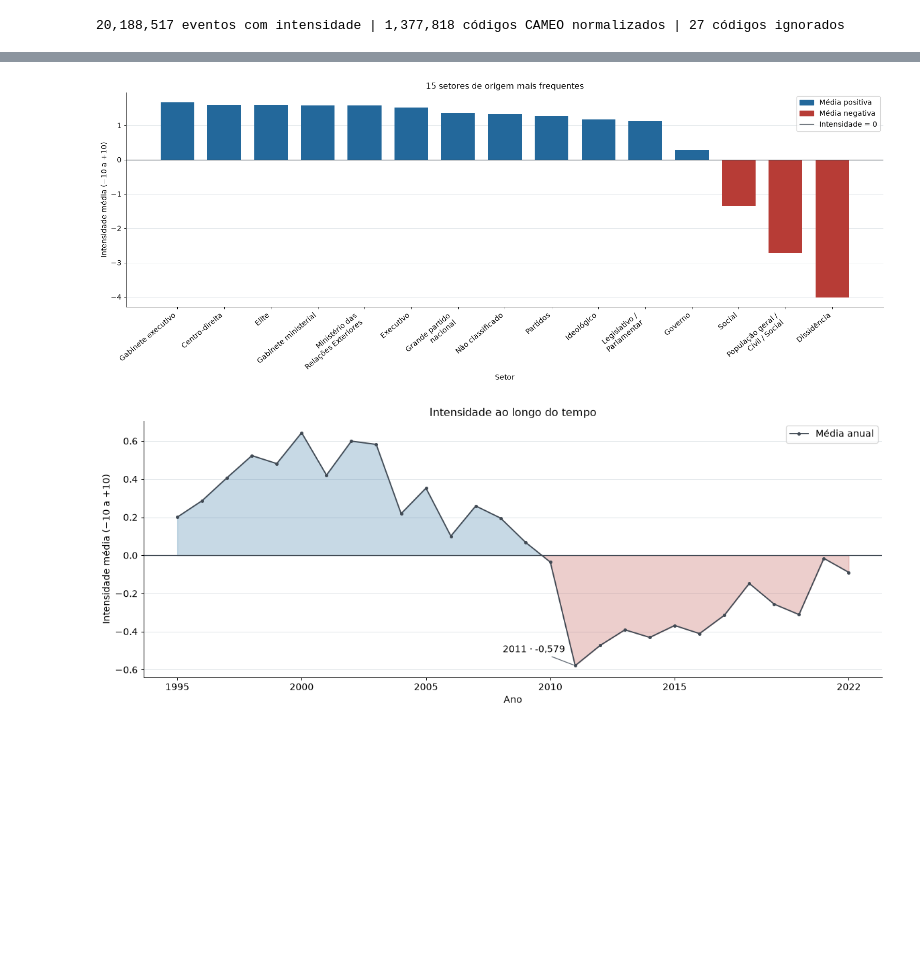
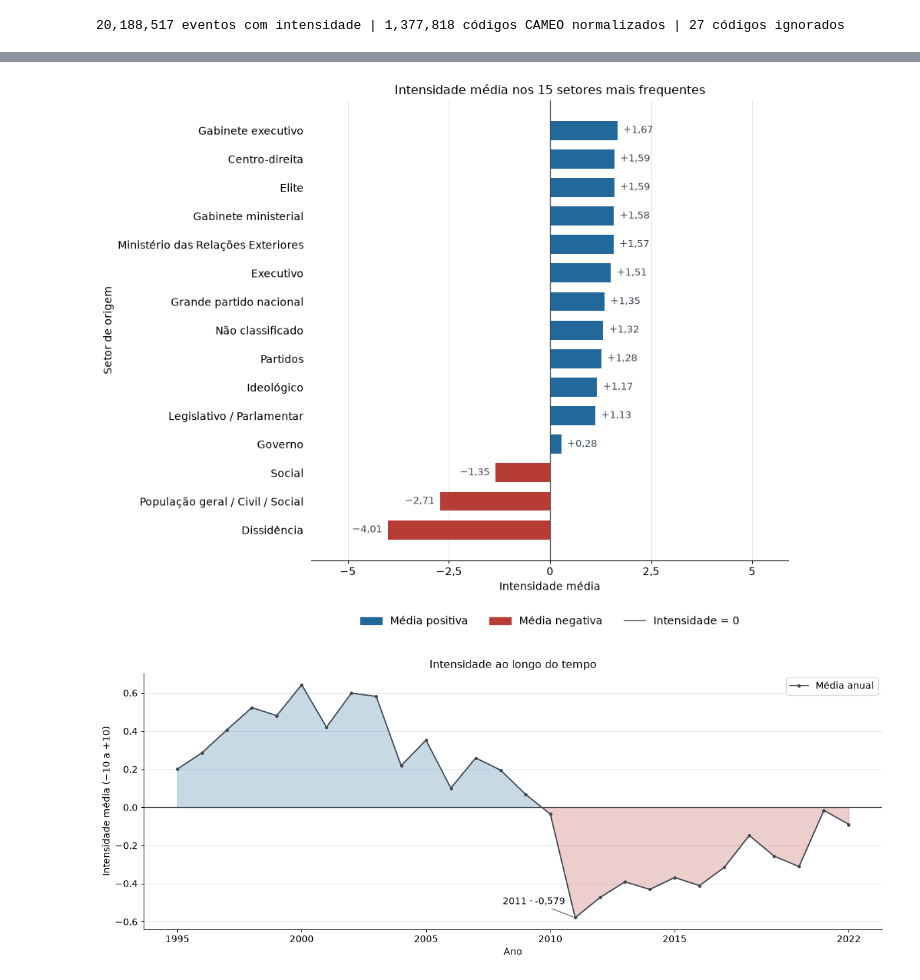
Before and after one commit to eduaab/projeto-grafos, a Jupyter notebook: data/dataset_parte2/Parte2_ICEWS.ipynb, the cells around one changed output, grey strips where cells are left out. Cells and saved outputs as stored; diff of their text form; code cells hidden in the pictures; blank space fills up the shorter version.

```diff
--- a/data/dataset_parte2/Parte2_ICEWS.ipynb
+++ b/data/dataset_parte2/Parte2_ICEWS.ipynb
@@ -753,6 +1070,7 @@ def preparar_intensidades(pasta_raw):
         raise FileNotFoundError(f"Arquivos anuais ausentes em {pasta_raw}: {faltam}")
 
     cameo = {}
+    intensidades_por_familia = defaultdict(set)
     setores = {}
     veiculos = {}
     locais = {}
@@ -818,6 +1136,7 @@ def preparar_intensidades(pasta_raw):
                             normalizados += 1
 
                         acumular(cameo, familia, intensidade)
+                        intensidades_por_familia[familia].add(intensidade)
 
                     rotulos = set()
 
@@ -863,6 +1182,7 @@ def preparar_intensidades(pasta_raw):
             "familia": familia,
             "nome_familia": nome,
             "media_intensidade": media,
+            "intensidades_observadas": sorted(intensidades_por_familia[familia]),
         })
 
     dados = {
@@ -961,13 +1203,19 @@ mostrar(fig, "avd_exp4_cameo")
 # %%
 setores_frequentes = intensidades["setor"][:15]
 setores = series_intensidade(setores_frequentes, "setor", SETORES)
 
-# [IA] ChatGPT – Exibir a intensidade por setor em barras verticais.
-fig, ax = plt.subplots(figsize=(16.9, 6.5), layout="constrained")
-barras_intensidade_verticais(ax, setores, "15 setores de origem mais frequentes", "Setor")
+fig, ax = plt.subplots(figsize=(10, 8), layout="constrained")
+barras_intensidade(ax, setores, "Intensidade média nos 15 setores mais frequentes", "Setor de origem")
+ax.legend(
+    handles=legenda_intensidade(),
+    loc="upper center",
+    bbox_to_anchor=(0.5, -0.1),
+    ncols=3,
+    frameon=False,
+)
 mostrar(fig, "avd_exp4_setores")
 # %% [output]
-[figure, old version]
+[figure, new version]
 # %%
 resumo_anos = ler_csv(PROCESSADO / "resumo_anos.csv")
 # [IA] ChatGPT – Ajustar as dimensões da figura de intensidade por ano.
```
Also changed, not shown: parts of 22 cells of this notebook.
